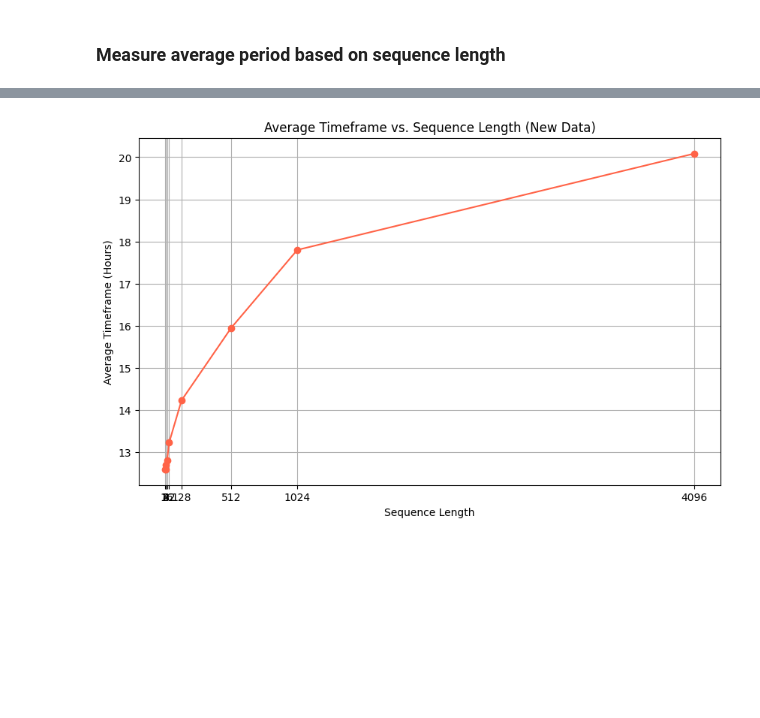
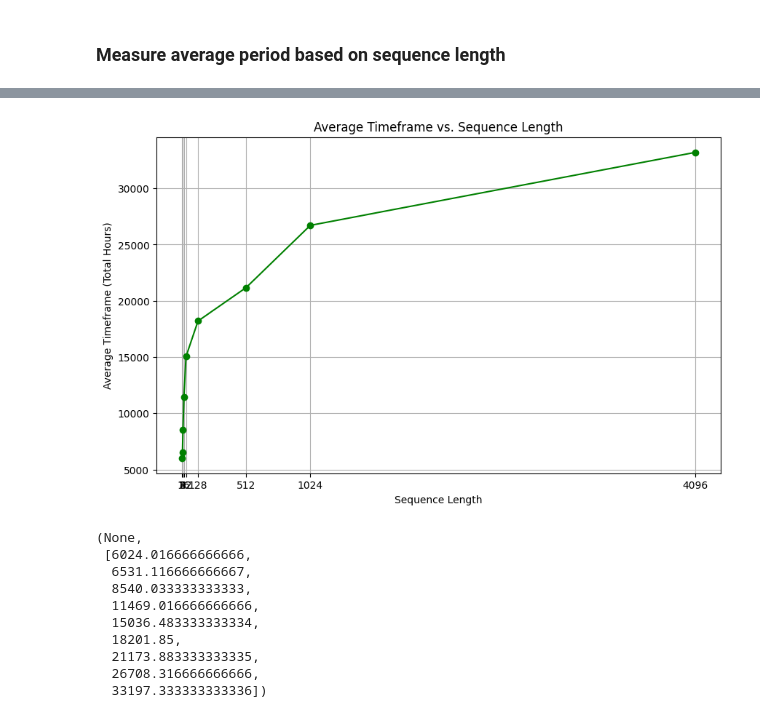
Before and after one commit to rickconci/TGL_recurrent, a Jupyter notebook: TGBL_Comment_Dataset_Recurrency_Metric.ipynb, the cells around one changed output, grey strips where cells are left out. Cells and saved outputs as stored; diff of their text form; code cells hidden in the pictures; blank space fills up the shorter version.

Commit message:
Average period based on sequence length updated

```diff
--- a/TGBL_Comment_Dataset_Recurrency_Metric.ipynb
+++ b/TGBL_Comment_Dataset_Recurrency_Metric.ipynb
@@ -183,28 +189,38 @@ Average Timeframe for sequence length of 4096: 0 days, 20 hours, 5 minutes
 # %%
 import matplotlib.pyplot as plt
 
-seq_lengths = [2, 4, 8, 16, 32, 128, 512, 1024, 4096]
-timeframes_new = [
-    0 * 24 + 12 + 36 / 60,
-    0 * 24 + 12 + 36 / 60,
-    0 * 24 + 12 + 42 / 60,
-    0 * 24 + 12 + 49 / 60,
-    0 * 24 + 13 + 14 / 60,
-    0 * 24 + 14 + 14 / 60,
-    0 * 24 + 15 + 57 / 60,
-    0 * 24 + 17 + 48 / 60,
-    0 * 24 + 20 + 5 / 60
+seq_lengths_new = [2, 4, 8, 16, 32, 128, 512, 1024, 4096]
+timeframes_years = [
+    (0, 251, 0, 1),
+    (0, 272, 3, 7),
+    (0, 355, 20, 2),
+    (1, 112, 15, 1),
+    (1, 261, 6, 29),
+    (2, 27, 21, 51),
+    (2, 151, 17, 53),
+    (3, 17, 2, 19),
+    (3, 287, 11, 20),
 ]
 
-total_hours_new = [timeframe for timeframe in timeframes_new]
+total_hours_years = [(years * 365.25 + days) * 24 + hours + minutes / 60 for years, days, hours, minutes in timeframes_years]
 
 plt.figure(figsize=(10, 6))
-plt.plot(seq_lengths, total_hours_new, marker='o', linestyle='-', color='tomato')
-plt.title('Average Timeframe vs. Sequence Length (New Data)')
+plt.plot(seq_lengths_new, total_hours_years, marker='o', linestyle='-', color='green')
+plt.title('Average Timeframe vs. Sequence Length')
 plt.xlabel('Sequence Length')
-plt.ylabel('Average Timeframe (Hours)')
-plt.xticks(seq_lengths, seq_lengths)
+plt.ylabel('Average Timeframe (Total Hours)')
+plt.xticks(seq_lengths_new, seq_lengths_new)
 plt.grid(True)
-plt.show()
+plt.show(), total_hours_years
 # %% [output]
-[figure, old version]
+[figure, new version]
+(None,
+ [6024.016666666666,
+  6531.116666666667,
+  8540.033333333333,
+  11469.016666666666,
+  15036.483333333334,
+  18201.85,
+  21173.883333333335,
+  26708.316666666666,
+  33197.333333333336])
```
Also changed, not shown: parts of 2 cells of this notebook, 2 other files.
